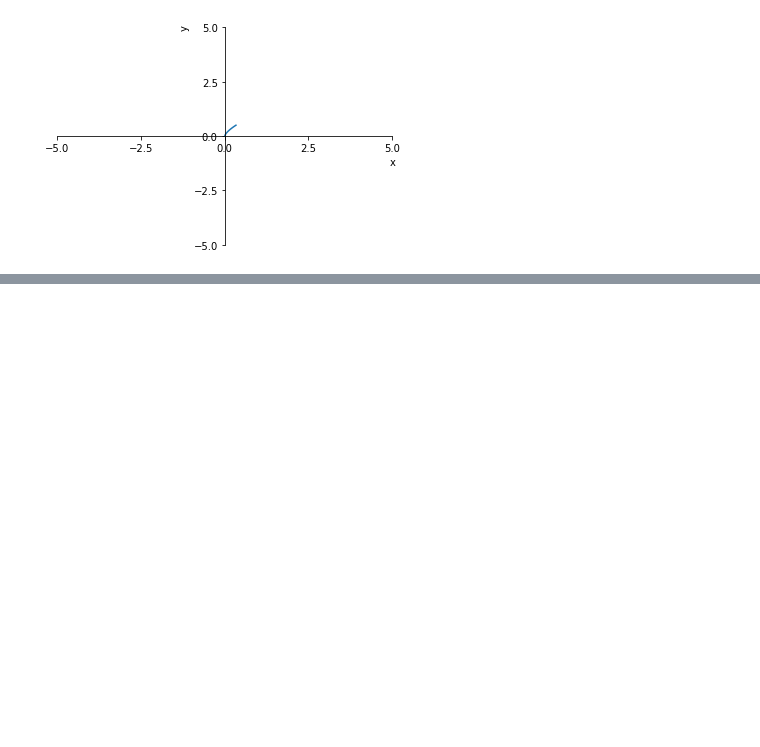
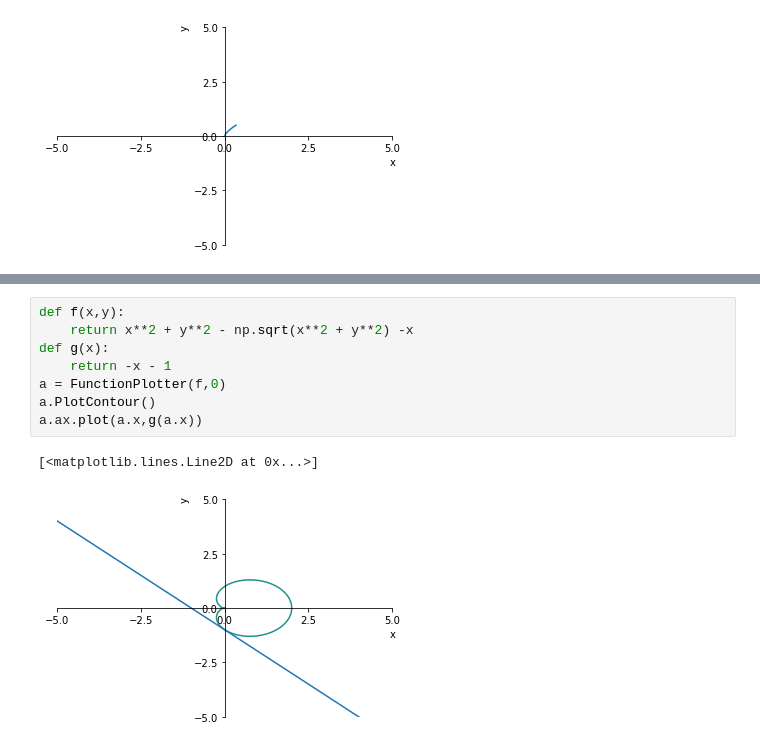
Before and after one commit to Zhurp2020/NLP-from-scratch, a Jupyter notebook: Thomas Calculus/Chapter 11 code.ipynb, the cells around one changed output, grey strips where cells are left out. Cells and saved outputs as stored; diff of their text form; blank space fills up the shorter version.

```diff
--- a/Thomas Calculus/Chapter 11 code.ipynb
+++ b/Thomas Calculus/Chapter 11 code.ipynb
@@ -138,0 +173,11 @@ a.ax.plot(x,y)
+# %%
+def f(x,y):
+    return x**2 + y**2 - np.sqrt(x**2 + y**2) -x
+def g(x):
+    return -x - 1
+a = FunctionPlotter(f,0)
+a.PlotContour()
+a.ax.plot(a.x,g(a.x))
+# %% [output]
+[<matplotlib.lines.Line2D at 0x...>]
+[figure, added]
```
Also changed, not shown: parts of 10 cells of this notebook, 2 other files.
